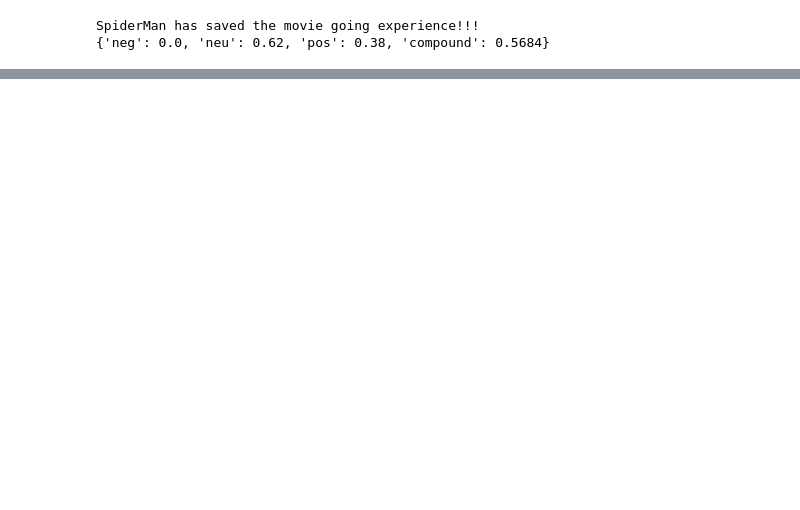
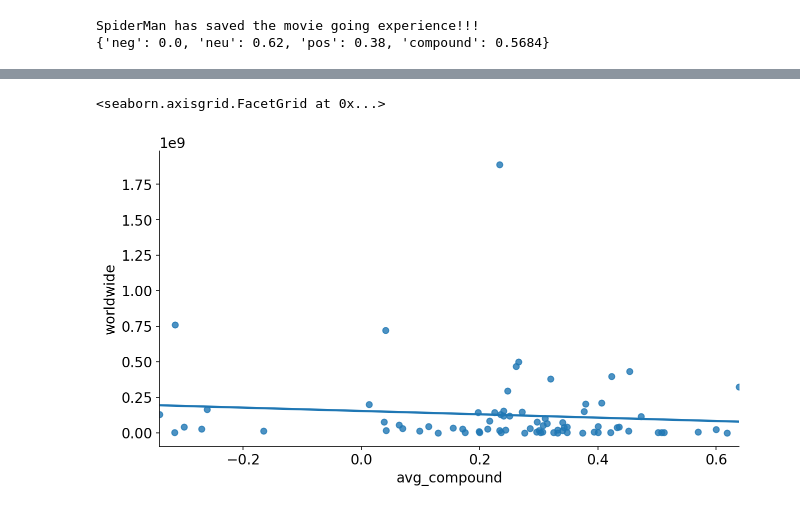
Before and after one commit to mabdilahCSE/Sentiment-Analysis, a Jupyter notebook: sentiment_analysis.ipynb, the cells around one changed output, grey strips where cells are left out. Drawn from its saved outputs; the diff is of its cells as text; code cells hidden in the pictures; blank space fills up the shorter version.

```diff
--- a/sentiment_analysis.ipynb
+++ b/sentiment_analysis.ipynb
@@ -178,0 +215,18 @@ after (650046, 6)
+# %%
+sentiment_averages = []
+total_tweets = []
+for movie_id in range(0,100):
+    movie_series = sentiment_df[sentiment_df['movie_id'] == movie_id]['compound']
+    sentiment_avg = np.sum(movie_series) / len(movie_series)
+    sentiment_averages.append(sentiment_avg)
+    total_tweets.append(len(movie_series))
+
+avg_sentiment_series = pd.Series(sentiment_averages)
+total_tweets_series = pd.Series(total_tweets)
+
+avg_correlation_df = pd.DataFrame()
+avg_correlation_df['worldwide'] = movies_df['worldwide']
+avg_correlation_df['worldwide'] = avg_correlation_df['worldwide'].apply(std_cash)
+avg_correlation_df['avg_compound'] = avg_sentiment_series
+avg_correlation_df['tweet_count'] = total_tweets_series
+avg_correlation_df.head()
@@ -178,0 +240,5 @@ after (650046, 6)
+# %%
+sns.lmplot(x='avg_compound', y='worldwide', data=avg_correlation_df, ci=None, aspect=1.8)
+# %% [output]
+<seaborn.axisgrid.FacetGrid at 0x...>
+[figure, added]
```
Also changed, not shown: parts of 22 cells of this notebook.
